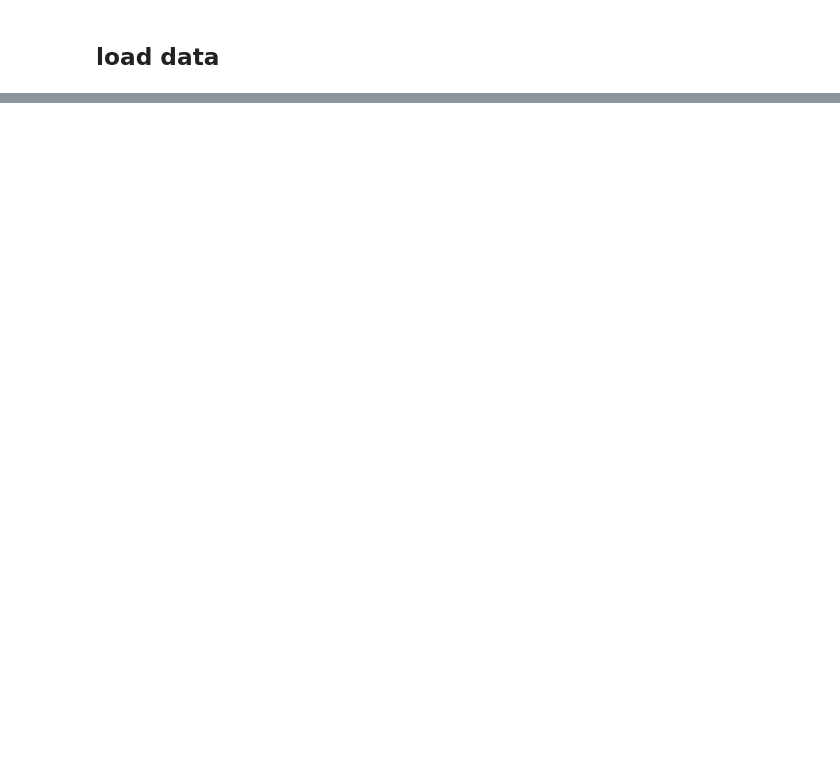
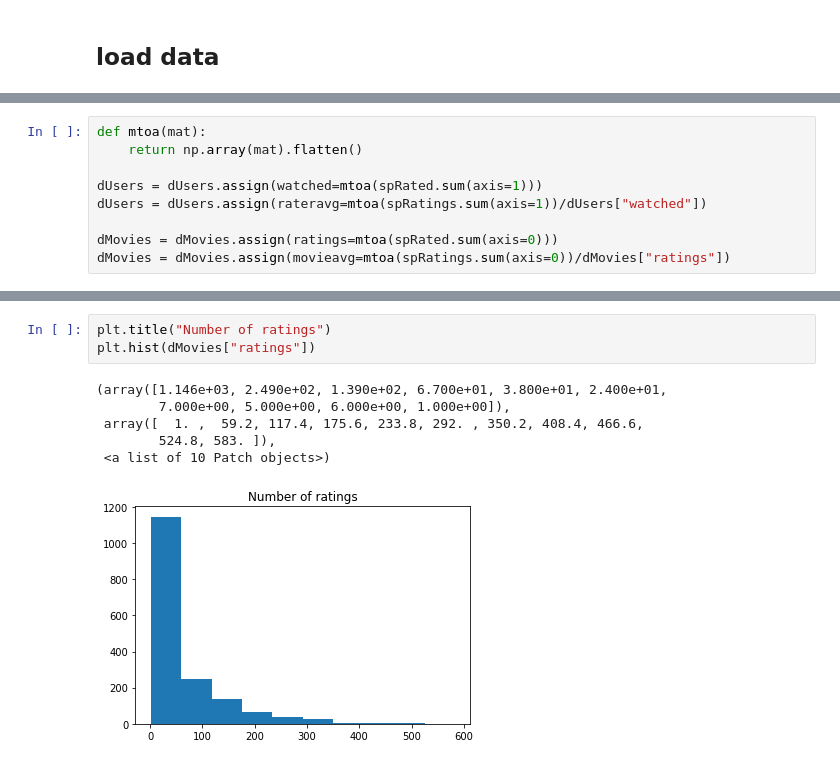
Before and after one commit to kyle-weng/MovieLens-Visualization, a Jupyter notebook: movielens.ipynb, the cells around one changed output, grey strips where cells are left out. Saved outputs shown, nothing was run; the diff lists cells and outputs as text; blank space fills up the shorter version.

```diff
--- a/movielens.ipynb
+++ b/movielens.ipynb
@@ -207,0 +40,9 @@ elapsed 686.0301768779755
+# %%
+def mtoa(mat):
+    return np.array(mat).flatten()
+
+dUsers = dUsers.assign(watched=mtoa(spRated.sum(axis=1)))
+dUsers = dUsers.assign(rateravg=mtoa(spRatings.sum(axis=1))/dUsers["watched"])
+
+dMovies = dMovies.assign(ratings=mtoa(spRated.sum(axis=0)))
+dMovies = dMovies.assign(movieavg=mtoa(spRatings.sum(axis=0))/dMovies["ratings"])
@@ -207,0 +70,10 @@ elapsed 686.0301768779755
+# %%
+plt.title("Number of ratings")
+plt.hist(dMovies["ratings"])
+# %% [output]
+(array([1.146e+03, 2.490e+02, 1.390e+02, 6.700e+01, 3.800e+01, 2.400e+01,
+        7.000e+00, 5.000e+00, 6.000e+00, 1.000e+00]),
+ array([  1. ,  59.2, 117.4, 175.6, 233.8, 292. , 350.2, 408.4, 466.6,
+        524.8, 583. ]),
+ <a list of 10 Patch objects>)
+[figure, added]
```
Also changed, not shown: parts of 28 cells of this notebook.
